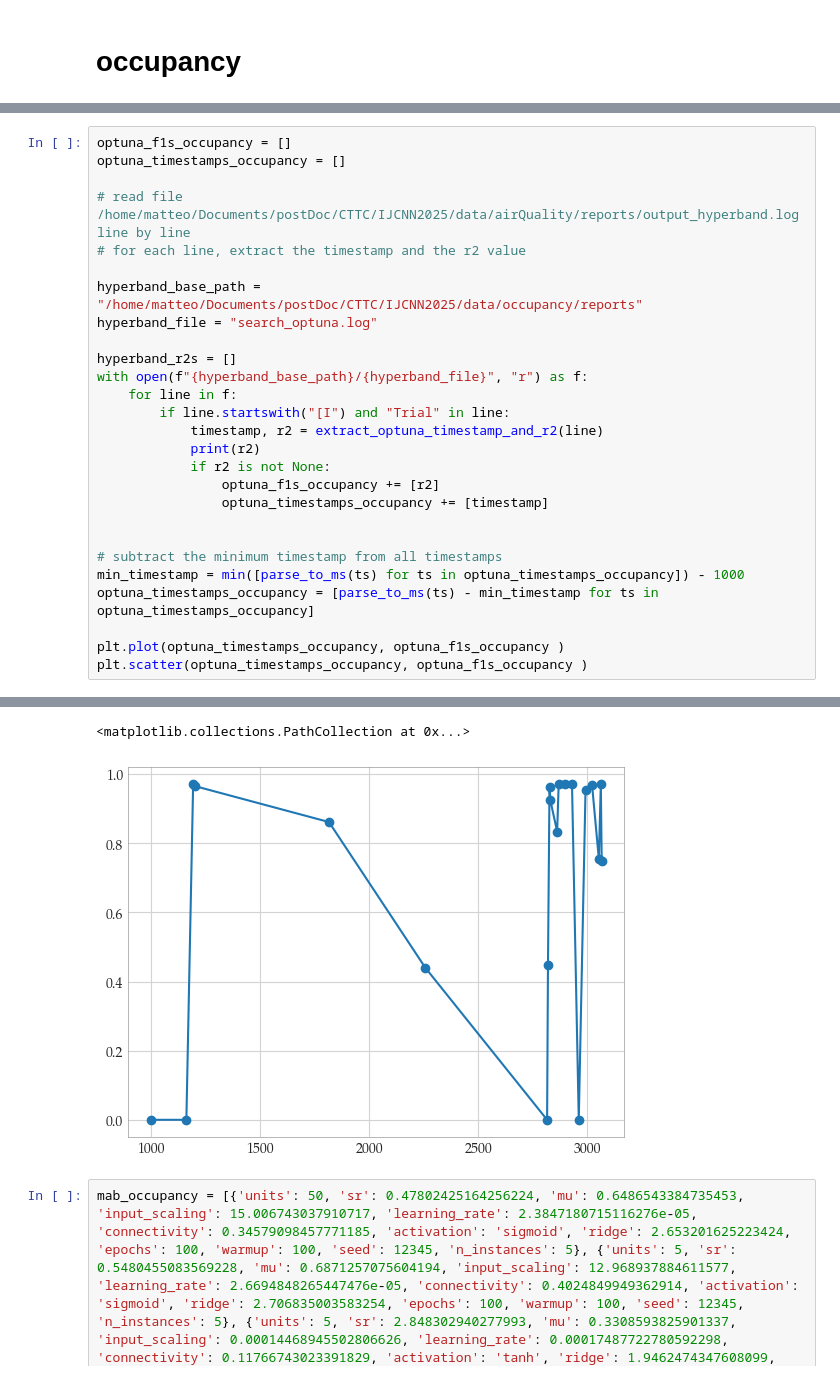
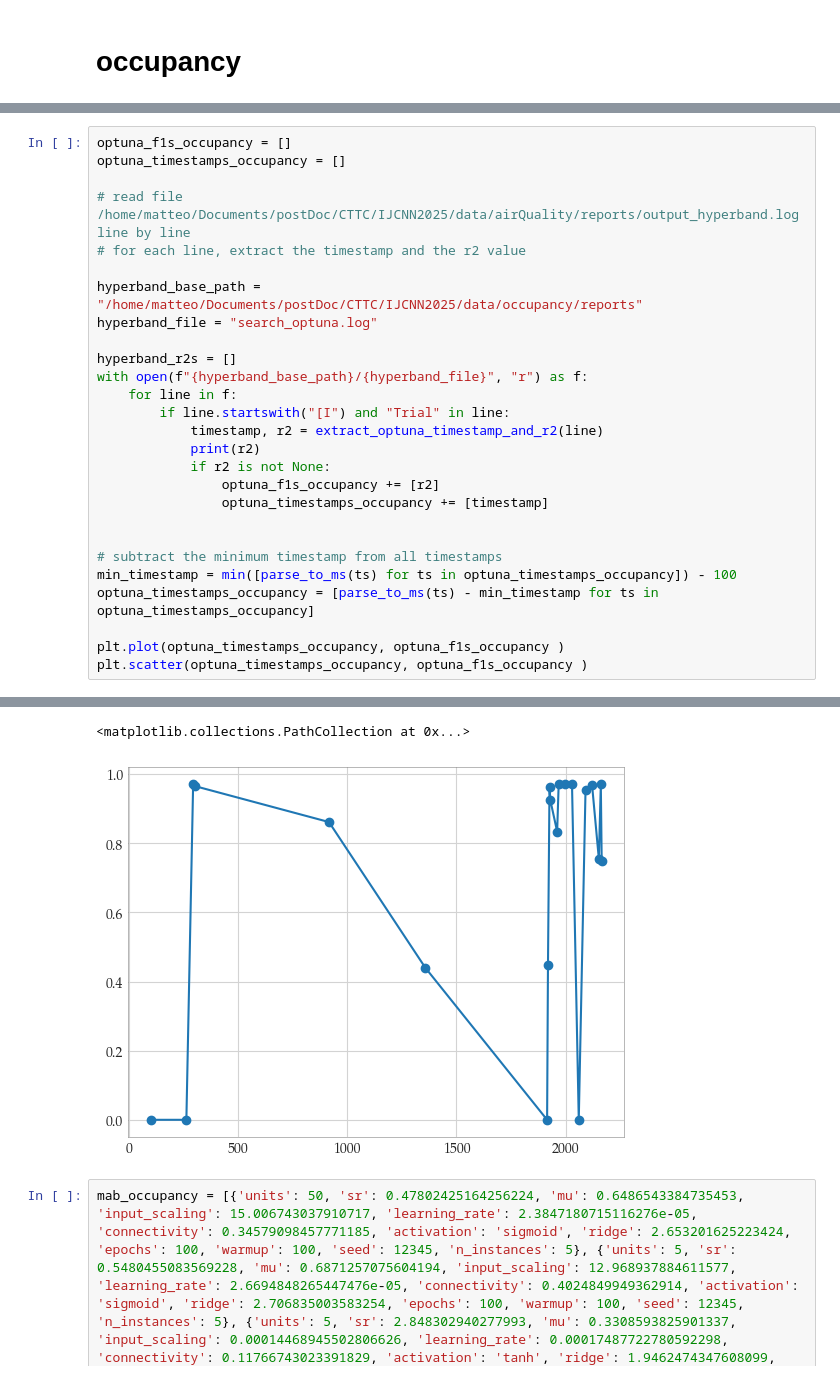
Before and after one commit to MatteoMendula/IJCNN2025, a Jupyter notebook: timelines.ipynb, the cells around one changed output, grey strips where cells are left out. Cells and saved outputs as stored; diff of their text form.

```diff
--- a/timelines.ipynb
+++ b/timelines.ipynb
@@ -331,33 +340,33 @@ with open(f"{hyperband_base_path}/{hyperband_file}", "r") as f:
                 optuna_timestamps_occupancy += [timestamp]
 
 
 # subtract the minimum timestamp from all timestamps
-min_timestamp = min([parse_to_ms(ts) for ts in optuna_timestamps_occupancy]) - 1000
+min_timestamp = min([parse_to_ms(ts) for ts in optuna_timestamps_occupancy]) - 100
 optuna_timestamps_occupancy = [parse_to_ms(ts) - min_timestamp for ts in optuna_timestamps_occupancy]
 
 plt.plot(optuna_timestamps_occupancy, optuna_f1s_occupancy )
 plt.scatter(optuna_timestamps_occupancy, optuna_f1s_occupancy )
 # %% [output]
 0.0
 0.0
 0.9719719719719719
 0.9653291244974982
 0.8613625567346634
 0.43935329753877195
 0.0
 0.44723597983272984
 0.9621608802433371
 0.9241518280049899
 0.8336107423843309
 0.9709418837675351
 0.9711480045719882
 0.971457185778668
 0.0
 0.9554448134610384
 0.9677022561941145
 0.7545803552934229
 0.9700430405126728
 0.7484763657123149
 <matplotlib.collections.PathCollection at 0x...>
-[figure, old version]
+[figure, new version]
 # %%
```
Also changed, not shown: parts of 6 cells of this notebook, 16 other files.
